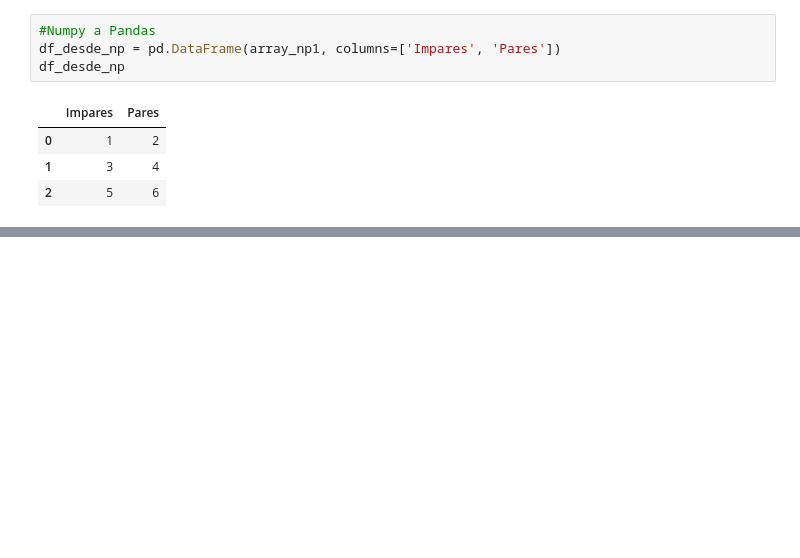
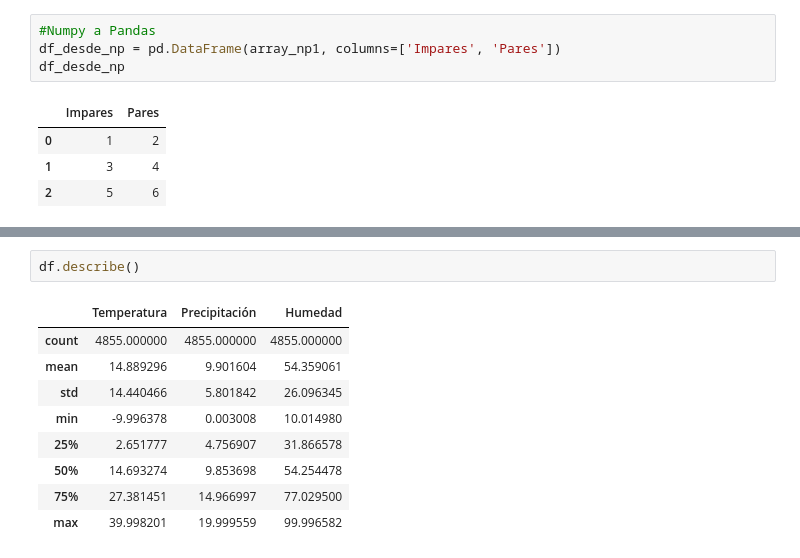
Before and after one commit to Bernardo-Mata/python-data-science, a Jupyter notebook: numpy.ipynb, the cells around one changed output, grey strips where cells are left out. Saved outputs shown, nothing was run; the diff lists cells and outputs as text; blank space fills up the shorter version.

```diff
--- a/numpy.ipynb
+++ b/numpy.ipynb
@@ -515,0 +538,12 @@ df_desde_np
+# %%
+df.describe()
+# %% [output]
+|  | Temperatura | Precipitación | Humedad |
+| count | 4855.000000 | 4855.000000 | 4855.000000 |
+| mean | 14.889296 | 9.901604 | 54.359061 |
+| std | 14.440466 | 5.801842 | 26.096345 |
+| min | -9.996378 | 0.003008 | 10.014980 |
+| 25% | 2.651777 | 4.756907 | 31.866578 |
+| 50% | 14.693274 | 9.853698 | 54.254478 |
+| 75% | 27.381451 | 14.966997 | 77.029500 |
+| max | 39.998201 | 19.999559 | 99.996582 |
```
Also changed, not shown: parts of 14 cells of this notebook.
